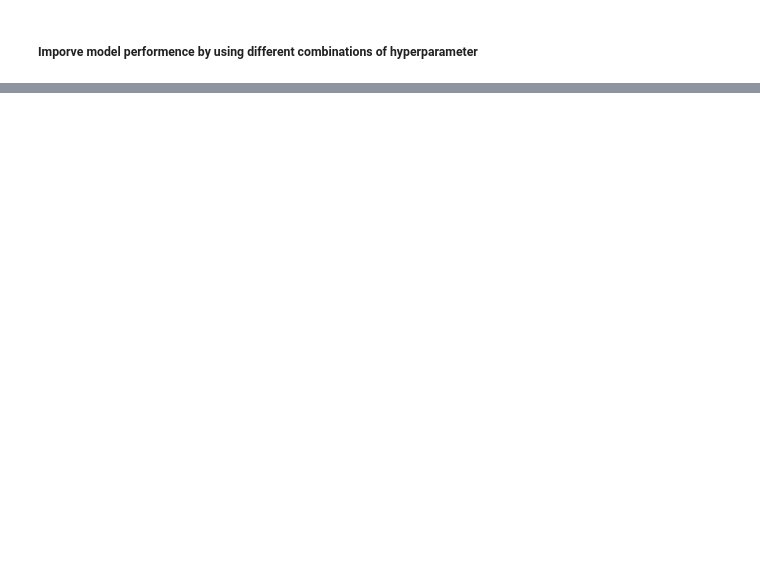
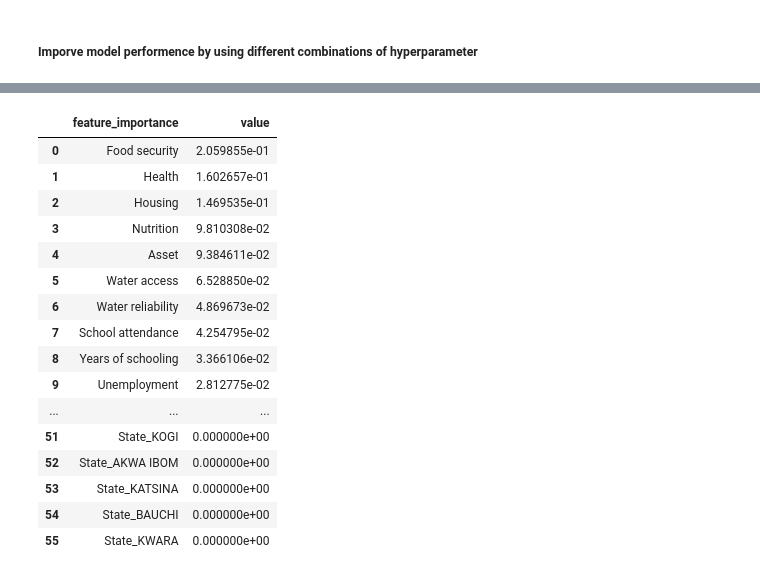
Before and after one commit to akins11/help, a Jupyter notebook: dashboard_ML/model_training.ipynb, the cells around one changed output, grey strips where cells are left out. Drawn from its saved outputs; the diff is of its cells as text; code cells hidden in the pictures; blank space fills up the shorter version.

```diff
--- a/dashboard_ML/model_training.ipynb
+++ b/dashboard_ML/model_training.ipynb
@@ -19,6 +19,0 @@ X_drop_cols = ["variable_1", "variable_1", "variable_1", "variable_1", "variable
-# %%
-# Separate features (X) and target variable (y)
-X = data.drop(X_drop_cols + ["target_variable"], axis=1)
-# Replace "target_variable" with the actual target column name here
-
-y = data["target_variable"]
@@ -75,0 +200,19 @@ print("Random Forest model validation accuracy:", validation_accuracy)
+# %%
+# Filter only incomes with <= 50 thousand and sample 2,500 records.
+max_class_data = data[data["Poverty Identification with k=26%"] == max_sample_class].sample(
+    n=n_downsamples, replace=False, random_state=12, ignore_index=True
+)
+
+min_class_data = data[data["Poverty Identification with k=26%"] == min_sample_class]
+
+# Combine downsampled data (<=50K) and >50K data.
+downsample_data = pd.concat([max_class_data, min_class_data], axis=0)
+
+# Remove dulicates row
+data_downsample = downsample_data.drop_duplicates()
+
+# Print sampled shape
+print(downsample_data.shape)
+
+# Shuffle dataset
+downsample_data = downsample_data.sample(n=downsample_data.shape[0], replace=False, ignore_index=True)
@@ -75,0 +463,29 @@ print("Random Forest model validation accuracy:", validation_accuracy)
+# %%
+imp_df = (
+    pd.DataFrame({
+        "feature_importance": X_train.columns,
+        "value": mdl.feature_importances_
+    })
+    .sort_values(by="value", ascending=False)
+    .reset_index(drop=True)
+)
+
+imp_df
+# %% [output]
+|  | feature_importance | value |
+| 0 | Food security | 2.059855e-01 |
+| 1 | Health | 1.602657e-01 |
+| 2 | Housing | 1.469535e-01 |
+| 3 | Nutrition | 9.810308e-02 |
+| 4 | Asset | 9.384611e-02 |
+| 5 | Water access | 6.528850e-02 |
+| 6 | Water reliability | 4.869673e-02 |
+| 7 | School attendance | 4.254795e-02 |
+| 8 | Years of schooling | 3.366106e-02 |
+| 9 | Unemployment | 2.812775e-02 |
+| ... | ... | ... |
+| 51 | State_KOGI | 0.000000e+00 |
+| 52 | State_AKWA IBOM | 0.000000e+00 |
+| 53 | State_KATSINA | 0.000000e+00 |
+| 54 | State_BAUCHI | 0.000000e+00 |
+| 55 | State_KWARA | 0.000000e+00 |
```
Also changed, not shown: parts of 48 cells of this notebook.
